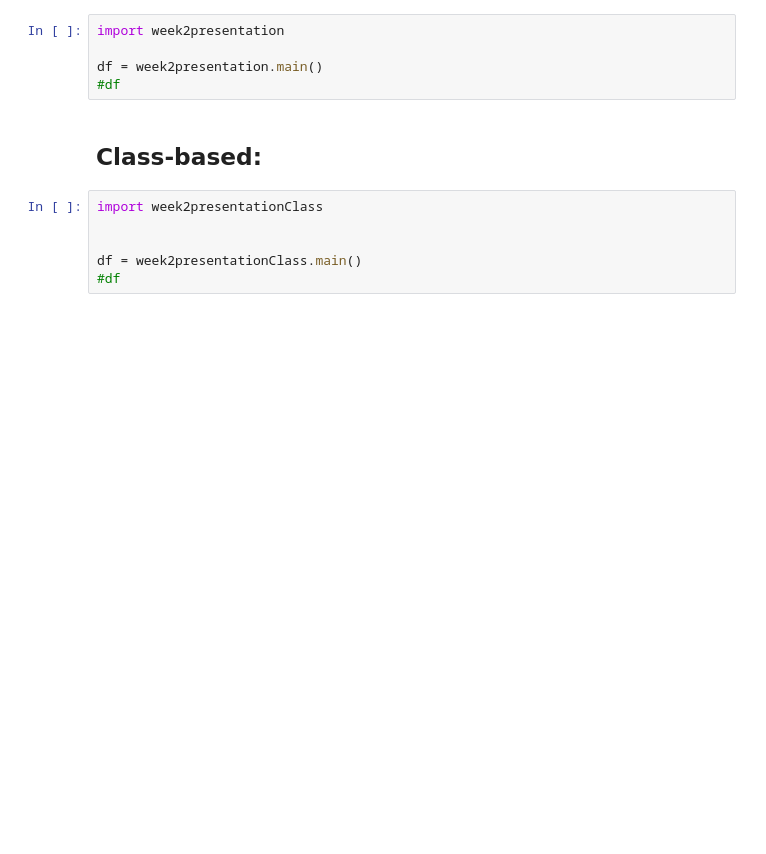
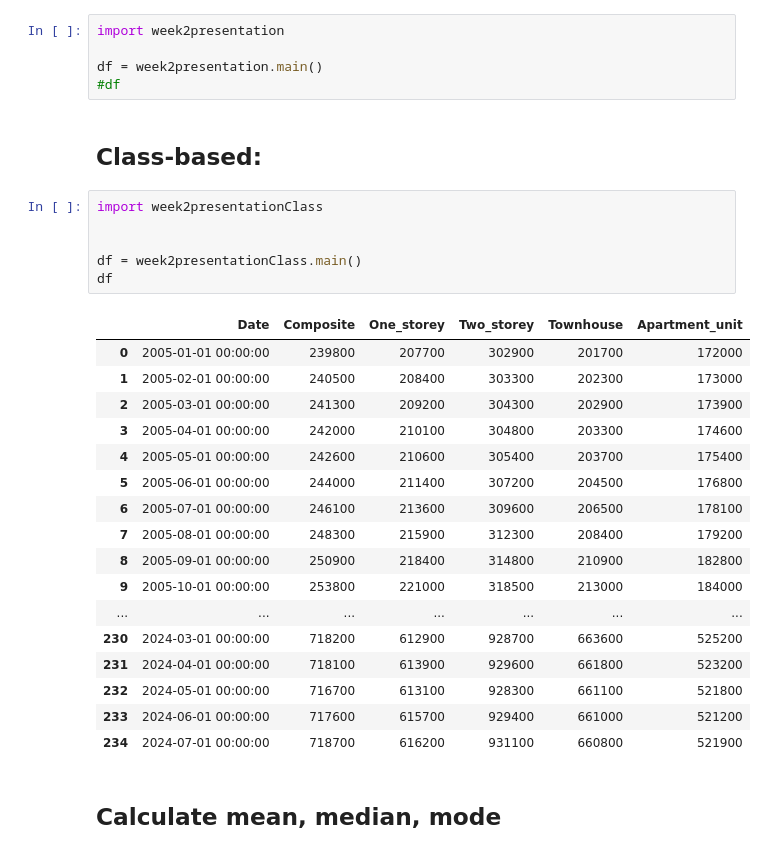
Before and after one commit to Jianting-Selina/PROG8430-1, a Jupyter notebook: week2presentation.ipynb, the cells around one changed output. Cells and saved outputs as stored; diff of their text form; blank space fills up the shorter version.

Commit message:
add calculate numbers

```diff
--- a/week2presentation.ipynb
+++ b/week2presentation.ipynb
@@ -44,6 +44,26 @@ df = week2presentation.main()
 # %%
 import week2presentationClass
 
 
 df = week2presentationClass.main()
-#df
+df
+# %% [output]
+|  | Date | Composite | One_storey | Two_storey | Townhouse | Apartment_unit |
+| 0 | 2005-01-01 00:00:00 | 239800 | 207700 | 302900 | 201700 | 172000 |
+| 1 | 2005-02-01 00:00:00 | 240500 | 208400 | 303300 | 202300 | 173000 |
+| 2 | 2005-03-01 00:00:00 | 241300 | 209200 | 304300 | 202900 | 173900 |
+| 3 | 2005-04-01 00:00:00 | 242000 | 210100 | 304800 | 203300 | 174600 |
+| 4 | 2005-05-01 00:00:00 | 242600 | 210600 | 305400 | 203700 | 175400 |
+| 5 | 2005-06-01 00:00:00 | 244000 | 211400 | 307200 | 204500 | 176800 |
+| 6 | 2005-07-01 00:00:00 | 246100 | 213600 | 309600 | 206500 | 178100 |
+| 7 | 2005-08-01 00:00:00 | 248300 | 215900 | 312300 | 208400 | 179200 |
+| 8 | 2005-09-01 00:00:00 | 250900 | 218400 | 314800 | 210900 | 182800 |
+| 9 | 2005-10-01 00:00:00 | 253800 | 221000 | 318500 | 213000 | 184000 |
+| ... | ... | ... | ... | ... | ... | ... |
+| 230 | 2024-03-01 00:00:00 | 718200 | 612900 | 928700 | 663600 | 525200 |
+| 231 | 2024-04-01 00:00:00 | 718100 | 613900 | 929600 | 661800 | 523200 |
+| 232 | 2024-05-01 00:00:00 | 716700 | 613100 | 928300 | 661100 | 521800 |
+| 233 | 2024-06-01 00:00:00 | 717600 | 615700 | 929400 | 661000 | 521200 |
+| 234 | 2024-07-01 00:00:00 | 718700 | 616200 | 931100 | 660800 | 521900 |
+# %% [markdown]
+## Calculate mean, median, mode
```
Also changed, not shown: parts of 3 cells of this notebook.
